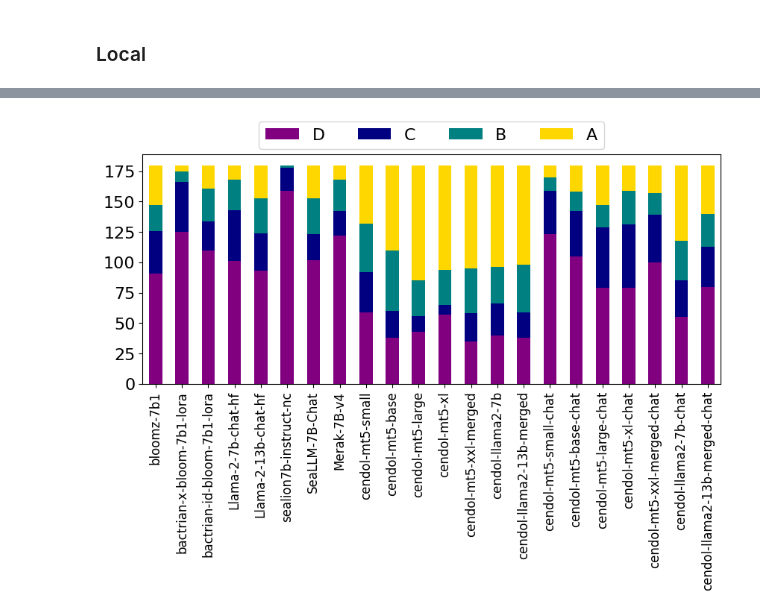
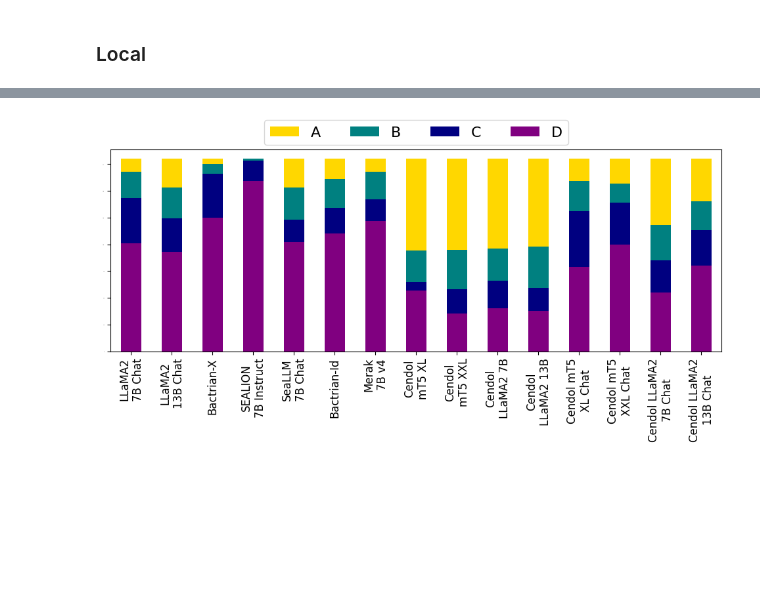
Before and after one commit to IndoNLP/cendol, a Jupyter notebook: evaluation/annot_eval.ipynb, the cells around one changed output, grey strips where cells are left out. Saved outputs shown, nothing was run; the diff lists cells and outputs as text; code cells hidden in the pictures; blank space fills up the shorter version.

```diff
--- a/evaluation/annot_eval.ipynb
+++ b/evaluation/annot_eval.ipynb
@@ -522,12 +539,3 @@ pdf = local_df.groupby(['Model', 'R1']).size().reset_index()
 pdf['model_id'] = pdf['Model'].apply(lambda x: model_to_index[x])
 # %%
 pdf = pdf.pivot(index=['model_id', 'Model'], columns='R1', values=0).reset_index()
-# %%
-plt.rcParams["figure.figsize"] = (10,4)
-all_df = pdf.sort_values('model_id').loc[:, ['Model', 'D', 'C', 'B','A']]
-all_df.plot(kind='bar', stacked=True, color=['purple','navy','teal','gold'])
-plt.xticks([i for i in range(all_df['Model'].nunique())], all_df['Model'].apply(get_model_name), fontsize=12, rotation=90)
-plt.yticks(fontsize=16)
-plt.legend(ncol=4, loc='upper center', bbox_to_anchor=(0.5,1.18), fontsize=16)
-# plt.savefig('v1_eval.pdf', bbox_anchor='tight')
-plt.show()
@@ -543,0 +582,14 @@ pdf = pdf.groupby(['model_id', 'Model'])[['A', 'B', 'C', 'D']].sum().reset_index
+# %%
+###
+# Appendix V2 Task-Specific
+###
+
+plt.rcParams["figure.figsize"] = (7,4)
+all_df = pdf.loc[(26 < pdf['model_id'])].sort_values('model_id').loc[:, ['Model', 'D', 'C', 'B','A']]
+all_df.plot(kind='bar', stacked=True, color=['purple','navy','teal','gold'])
+plt.xticks([i for i in range(all_df['Model'].nunique())], all_df['Model'].apply(lambda x: model_to_display_name[x]), fontsize=12, rotation=90)
+plt.yticks(fontsize=0)
+handles, labels = plt.gca().get_legend_handles_labels()
+plt.legend(handles[::-1], labels[::-1], ncol=4, loc='upper center', bbox_to_anchor=(0.5,1.18), fontsize=16)
+plt.savefig('task_prompt_v2_eval.pdf', bbox_inches='tight')
+plt.show()
@@ -544,11 +598,23 @@ pdf = pdf.groupby(['model_id', 'Model'])[['A', 'B', 'C', 'D']].sum().reset_index
+# %%
+pdf = pdf.loc[pdf['model_id'].isin([10,11,12,13,14,15,16,23,24,25,26,30,31,32,33])]
 # %%
-plt.rcParams["figure.figsize"] = (10,4)
+###
+# Main Result Task-Specific
+###
+def get_model_name(mdl):
+    if 'baseline' in mdl:
+        return mdl.split('_')[1]
+    else:
+        return mdl.replace('-merged', '').replace('_v1', '-instruct')
+
+plt.rcParams["figure.figsize"] = (12,4)
 all_df = pdf.sort_values('model_id').loc[:, ['Model', 'D', 'C', 'B','A']]
 all_df.plot(kind='bar', stacked=True, color=['purple','navy','teal','gold'])
-plt.xticks([i for i in range(all_df['Model'].nunique())], all_df['Model'].apply(get_model_name), fontsize=12, rotation=90)
-plt.yticks(fontsize=16)
-plt.legend(ncol=4, loc='upper center', bbox_to_anchor=(0.5,1.18), fontsize=16)
-# plt.savefig('v1_eval.pdf', bbox_anchor='tight')
+plt.xticks([i for i in range(all_df['Model'].nunique())], all_df['Model'].apply(lambda x: model_to_display_name[x]), fontsize=12, rotation=90)
+plt.yticks(fontsize=0)
+handles, labels = plt.gca().get_legend_handles_labels()
+plt.legend(handles[::-1], labels[::-1], ncol=4, loc='upper center', bbox_to_anchor=(0.5,1.18), fontsize=16)
+plt.savefig('task_prompt_all_eval.pdf', bbox_inches='tight')
 plt.show()
 # %% [output]
-[figure, old version]
+[figure, new version]
```
Also changed, not shown: parts of 17 cells of this notebook, 54 other files.
